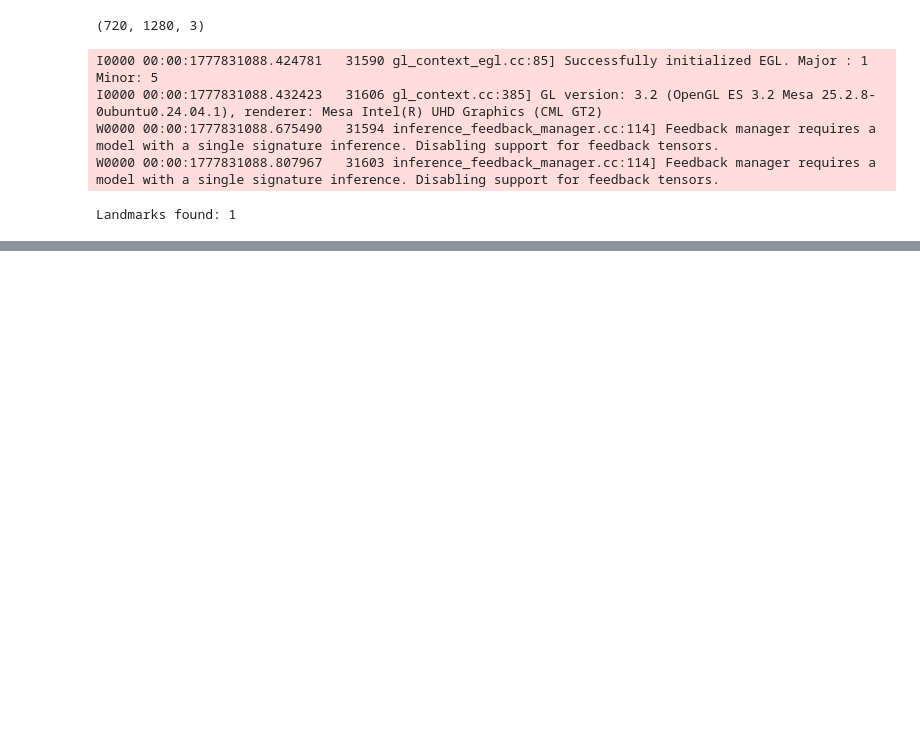
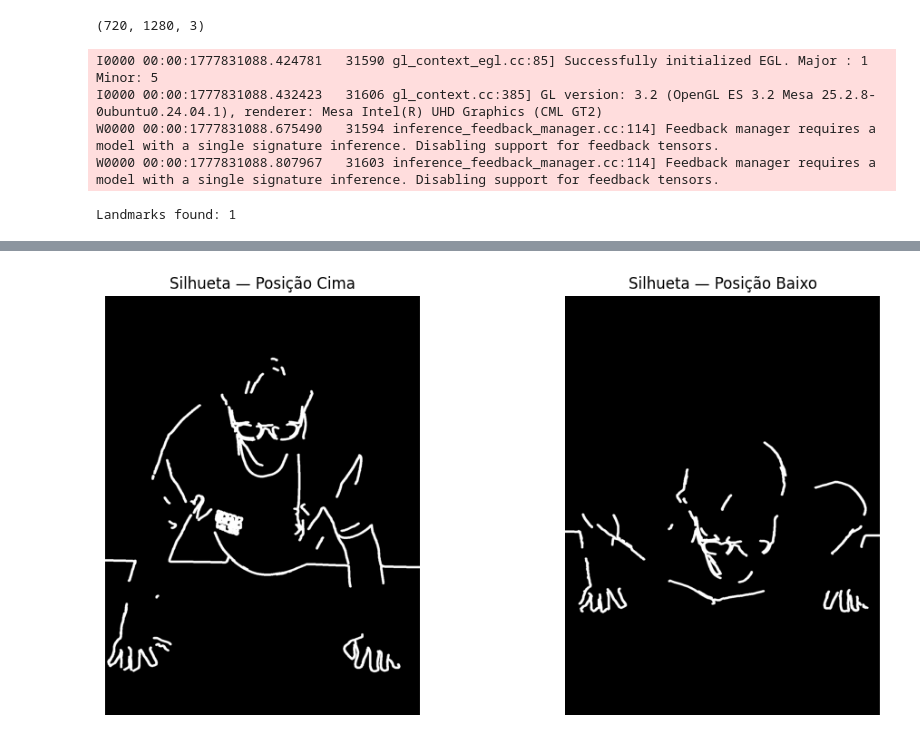
Before and after one commit to Rodrigo-Pinto22/RepCounter, a Jupyter notebook: notebooks/01_preprocessing.ipynb, the cells around one changed output, grey strips where cells are left out. Drawn from its saved outputs; the diff is of its cells as text; code cells hidden in the pictures; blank space fills up the shorter version.

```diff
--- a/notebooks/01_preprocessing.ipynb
+++ b/notebooks/01_preprocessing.ipynb
@@ -169,3 +169,25 @@ options = PoseLandmarkerOptions(
     result_callback=print_result)
 
 with PoseLandmarker.create_from_options(options) as landmarker:
+# %%
+cap = cv2.VideoCapture(0)
+if not cap.isOpened():
+    print("Cannot open camera")
+    exit()
+while True:
+    # Capture frame-by-frame
+    ret, frame = cap.read()
+    # if frame is read correctly ret is True
+    if not ret:
+        print("Can't receive frame (stream end?). Exiting ...")
+        break
+    # Our operations on the frame come here
+    gray = cv2.cvtColor(frame, cv2.COLOR_BGR2GRAY)
+    # Display the resulting frame
+    cv2.imshow('frame', gray)
+    if cv2.waitKey(1) == ord('q'):
+        break
+
+# When everything done, release the capture
+cap.release()
+cv2.destroyAllWindows()
@@ -171,0 +265,25 @@ with PoseLandmarker.create_from_options(options) as landmarker:
+# %%
+def extract_silhouette(image_path):
+    img = cv2.imread(image_path)
+    gray = cv2.cvtColor(img, cv2.COLOR_BGR2GRAY)
+    blurred = cv2.GaussianBlur(gray, (15, 15), 0)
+    clahe = cv2.createCLAHE(clipLimit=2.0, tileGridSize=(8, 8))
+    enhanced = clahe.apply(blurred)
+    edges = cv2.Canny(enhanced, 100, 200)
+    kernel = cv2.getStructuringElement(cv2.MORPH_ELLIPSE, (5, 5))
+    dilated = cv2.dilate(edges, kernel, iterations=2)
+    return dilated
+# %%
+up = extract_silhouette("../data/photos/pushup/correct/up.jpeg")
+down = extract_silhouette("../data/photos/pushup/correct/down.jpeg")
+
+fig, axes = plt.subplots(1, 2, figsize=(12, 6))
+axes[0].imshow(up, cmap="gray")
+axes[0].set_title("Silhueta — Posição Cima")
+axes[0].axis("off")
+axes[1].imshow(down, cmap="gray")
+axes[1].set_title("Silhueta — Posição Baixo")
+axes[1].axis("off")
+plt.show()
+# %% [output]
+[figure, added]
```
Also changed, not shown: parts of 5 cells of this notebook, 2 other files.
